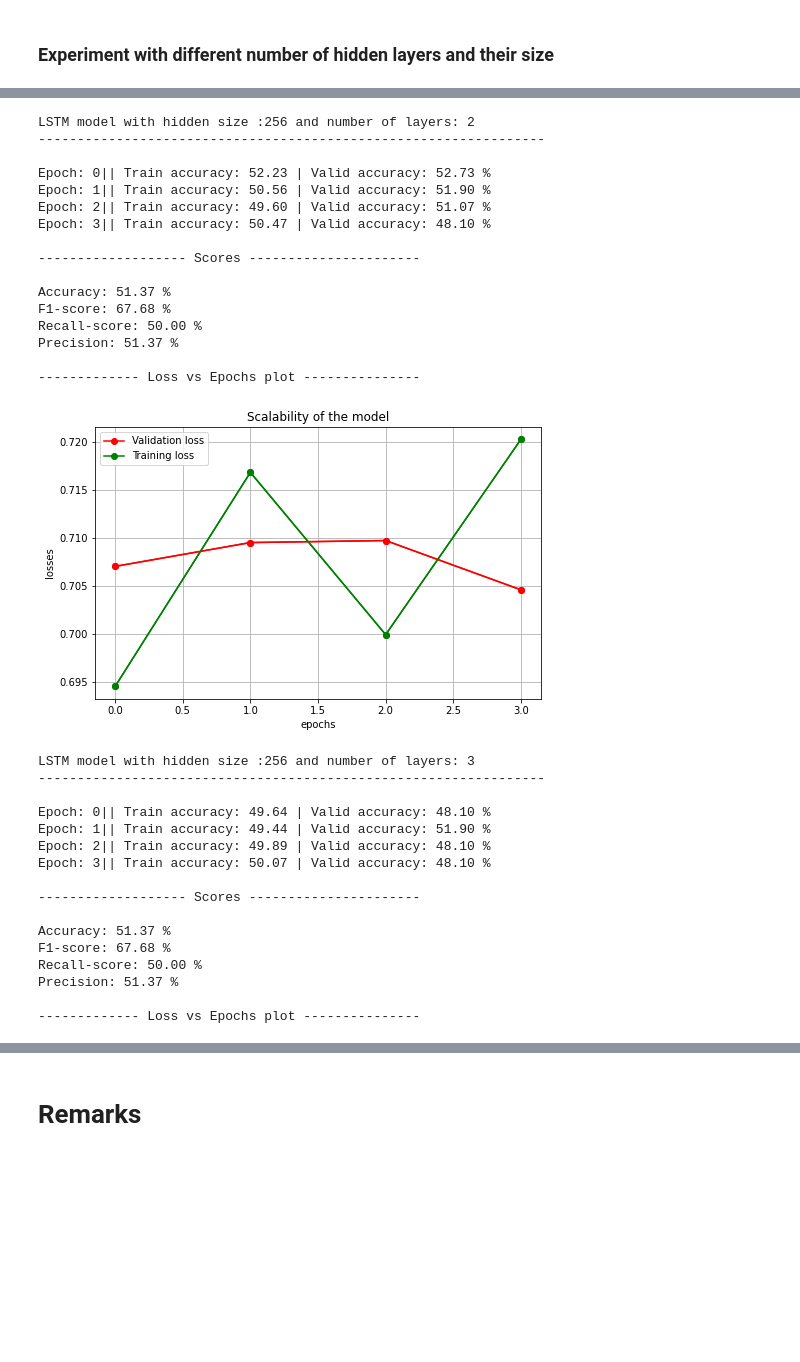
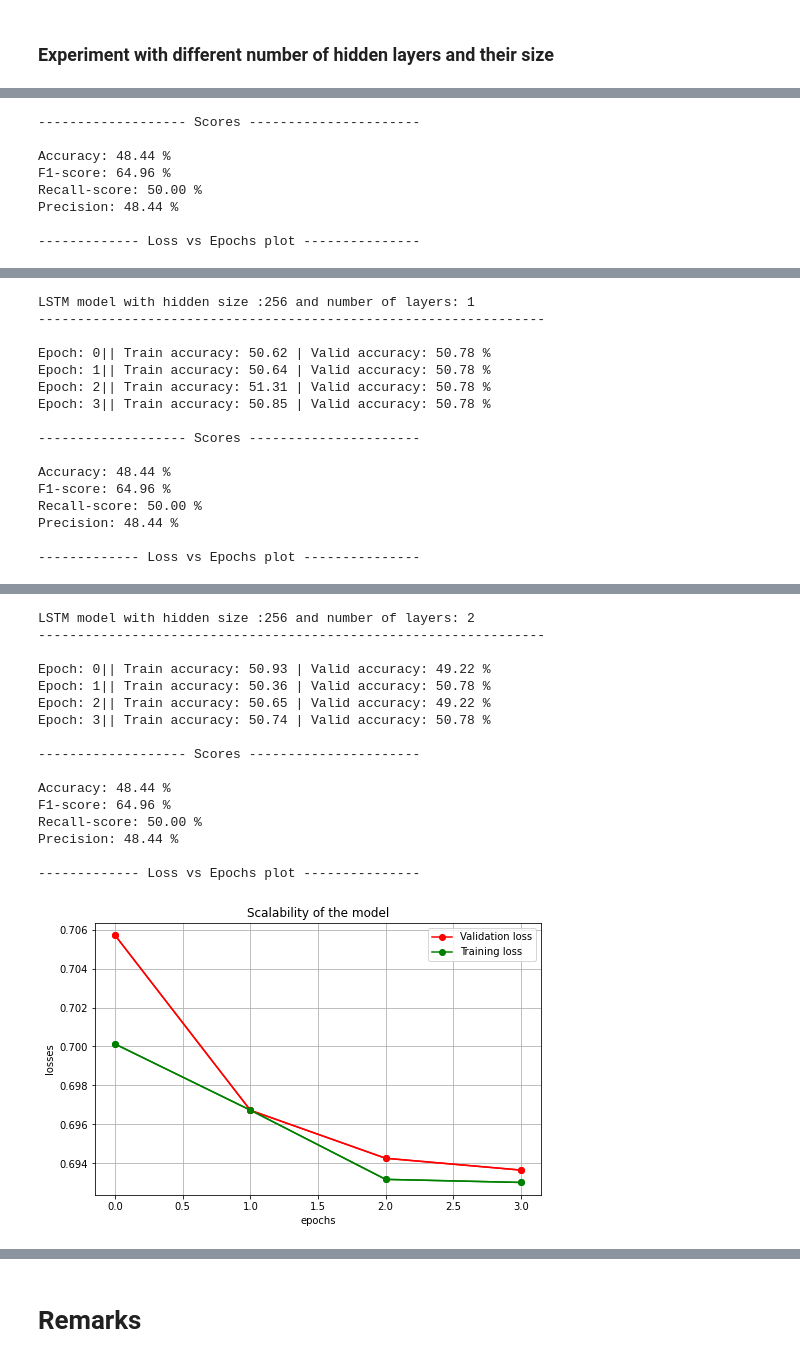
Before and after one commit to Myrto-Iglezou/Sentiment-classifier-RNN, a Jupyter notebook: Question-1.ipynb, the cells around one changed output, grey strips where cells are left out. Drawn from its saved outputs; the diff is of its cells as text; code cells hidden in the pictures; blank space fills up the shorter version.

```diff
--- a/Question-1.ipynb
+++ b/Question-1.ipynb
@@ -1087,7 +1087,7 @@ bidirectional = True
 cell_type = 'LSTM'
 embedding_dim = 25
 # =============================
-hidden_size = {128, 256, 384}     # number of hidden neurons
+hidden_size = {128, 256}     # number of hidden neurons
 num_layers =  {1,2,3}        # number of layers
 dropout = 0
 clip_param = 1
@@ -1127,0 +1119,8 @@ Precision: 48.63 %
+------------------- Scores ----------------------
+
+Accuracy: 48.44 %
+F1-score: 64.96 %
+Recall-score: 50.00 %
+Precision: 48.44 %
+
+------------- Loss vs Epochs plot ---------------
@@ -1178,0 +1162,16 @@ Precision: 55.92 %
+LSTM model with hidden size :256 and number of layers: 1
+-----------------------------------------------------------------
+
+Epoch: 0|| Train accuracy: 50.62 | Valid accuracy: 50.78 %
+Epoch: 1|| Train accuracy: 50.64 | Valid accuracy: 50.78 %
+Epoch: 2|| Train accuracy: 51.31 | Valid accuracy: 50.78 %
+Epoch: 3|| Train accuracy: 50.85 | Valid accuracy: 50.78 %
+
+------------------- Scores ----------------------
+
+Accuracy: 48.44 %
+F1-score: 64.96 %
+Recall-score: 50.00 %
+Precision: 48.44 %
+
+------------- Loss vs Epochs plot ---------------
@@ -1180,33 +1179,17 @@ Precision: 55.92 %
-LSTM model with hidden size :256 and number of layers: 2
------------------------------------------------------------------
-
-Epoch: 0|| Train accuracy: 52.23 | Valid accuracy: 52.73 %
-Epoch: 1|| Train accuracy: 50.56 | Valid accuracy: 51.90 %
-Epoch: 2|| Train accuracy: 49.60 | Valid accuracy: 51.07 %
-Epoch: 3|| Train accuracy: 50.47 | Valid accuracy: 48.10 %
-
-------------------- Scores ----------------------
-
-Accuracy: 51.37 %
-F1-score: 67.68 %
-Recall-score: 50.00 %
-Precision: 51.37 %
-
-------------- Loss vs Epochs plot ---------------
+LSTM model with hidden size :256 and number of layers: 2
+-----------------------------------------------------------------
+
+Epoch: 0|| Train accuracy: 50.93 | Valid accuracy: 49.22 %
+Epoch: 1|| Train accuracy: 50.36 | Valid accuracy: 50.78 %
+Epoch: 2|| Train accuracy: 50.65 | Valid accuracy: 49.22 %
+Epoch: 3|| Train accuracy: 50.74 | Valid accuracy: 50.78 %
+
+------------------- Scores ----------------------
+
+Accuracy: 48.44 %
+F1-score: 64.96 %
+Recall-score: 50.00 %
+Precision: 48.44 %
+
+------------- Loss vs Epochs plot ---------------
-[figure, old version]
+[figure, new version]
-LSTM model with hidden size :256 and number of layers: 3
------------------------------------------------------------------
-
-Epoch: 0|| Train accuracy: 49.64 | Valid accuracy: 48.10 %
-Epoch: 1|| Train accuracy: 49.44 | Valid accuracy: 51.90 %
-Epoch: 2|| Train accuracy: 49.89 | Valid accuracy: 48.10 %
-Epoch: 3|| Train accuracy: 50.07 | Valid accuracy: 48.10 %
-
-------------------- Scores ----------------------
-
-Accuracy: 51.37 %
-F1-score: 67.68 %
-Recall-score: 50.00 %
-Precision: 51.37 %
-
-------------- Loss vs Epochs plot ---------------
```
Also changed, not shown: parts of 3 cells of this notebook.
